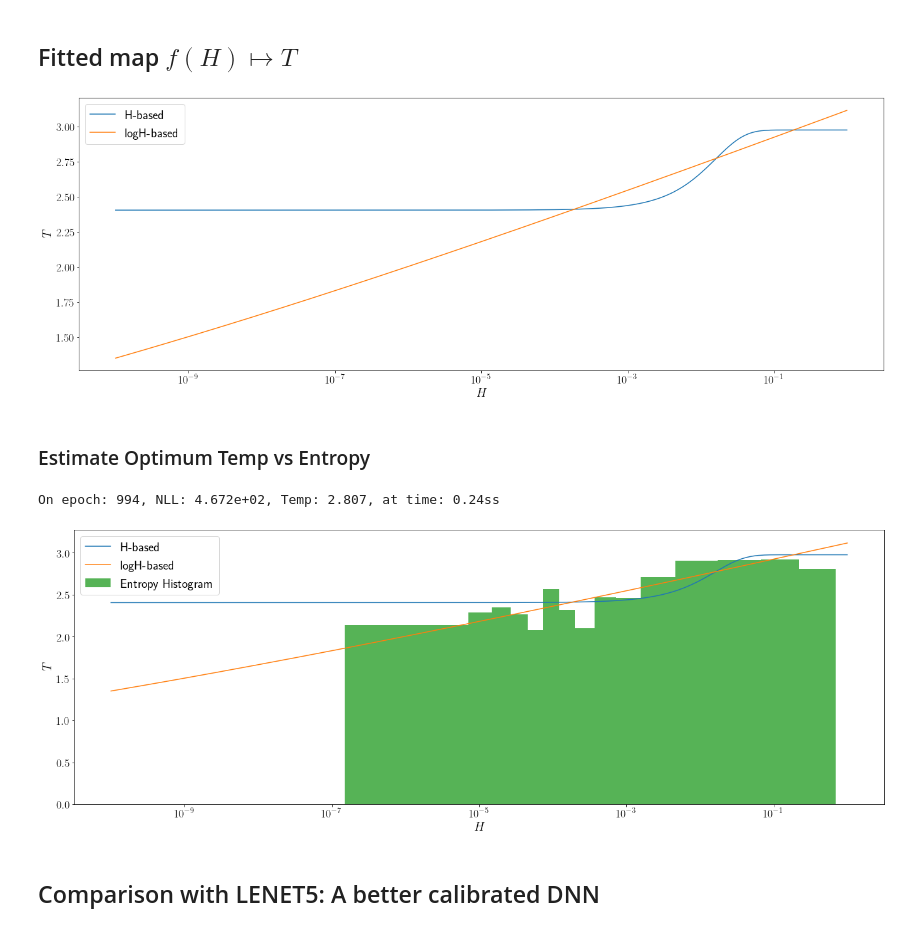
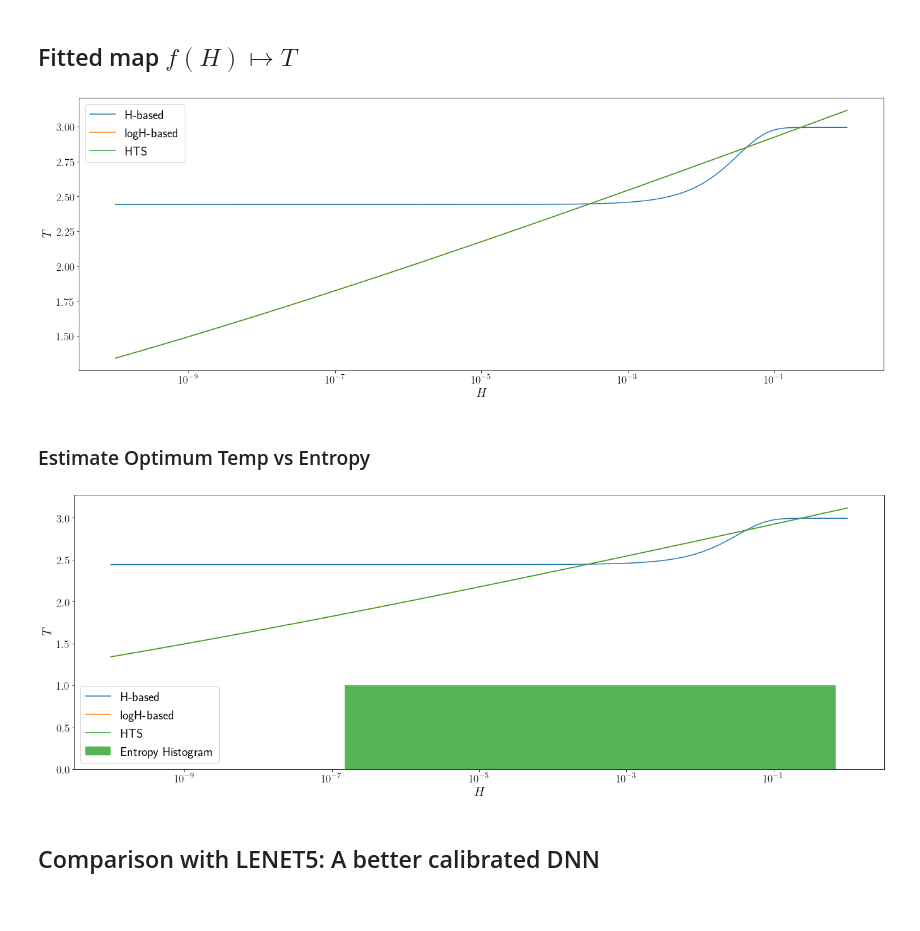
Before and after one commit to SergioAlvarezB/adaptive-tempscaling, a Jupyter notebook: code/notebooks/analysis_entropy_temperature.ipynb, the cells around one changed output. Drawn from its saved outputs; the diff is of its cells as text; code cells hidden in the pictures.

```diff
--- a/code/notebooks/analysis_entropy_temperature.ipynb
+++ b/code/notebooks/analysis_entropy_temperature.ipynb
@@ -76,4 +80,4 @@ On epoch: 9994, NLL: 2.155e+03, at time: 164.78s
 # %%
 lhaTempScaler = AdaTS(HlogbasedT(dim))
-lhaTempScaler = fitAdaTS(lhaTempScaler, Z_val, y_val, epochs=10000, batch_size=1000, lr=1e-3, v=True)
+lhaTempScaler = fitAdaTS(lhaTempScaler, Z_val, y_val, epochs=5000, batch_size=1000, lr=1e-3, v=True)
 # %% [output]
@@ -108,9 +94,6 @@ tensor([3.0706], requires_grad=True)
 # %%
 hisTS = HistTS()
 hisTS.fit(Z_val, y_val)
-# %%
-hisTSv2 = HistTSv2()
-hisTSv2.fit(Z_val, y_val)
 # %%
 print('##### Results on train set:')
 compare_results(predictions={'Uncal': softmax(Z_train, axis=1),
@@ -170,6 +151,7 @@ x_axis = np.geomspace(minH+1e-10, maxH, 250)
 # %%
 b, w, t = haTempScaler.modelT.b.item(), haTempScaler.modelT.w.item(), haTempScaler.modelT.t.item()
 lb, lw= lhaTempScaler.modelT.b.item(), lhaTempScaler.modelT.w.item()
+lhb, lhw = hts.b, hts.w
 
 def HtoT(h):
     T = (np.tanh(h * w + b) + 1) * t
@@ -178,11 +160,16 @@ def HtoT(h):
 def logHtoT(h):
     T = np.log(np.exp(np.log(h) * lw + lb) + 1)
     return T
+
+def HTS2T(h):
+    T = np.log(np.exp(np.log(h) * lhw + lhb) + 1)
+    return T
 # %%
 fig, ax = plt.subplots(figsize=(23, 8))
 
 ax.plot(x_axis, HtoT(x_axis), label='H-based')
 ax.plot(x_axis, logHtoT(x_axis), label='logH-based')
+ax.plot(x_axis, HTS2T(x_axis), label='HTS')
 ax.set_xlabel('$H$', fontsize=20)
 ax.set_ylabel('$T$', fontsize=20)
 
@@ -192,7 +179,7 @@ ax.legend(fontsize=20)
 
 plt.plot();
 # %% [output]
-[figure, old version]
+[figure, new version]
 # %% [markdown]
 ### Estimate Optimum Temp vs Entropy
 # %%
@@ -205,29 +192,28 @@ Ts = np.ones(M)
 for i, ix in enumerate(ixs):
     if any(ix):
         try:
-            ts_aux = TempScaling()
+            ts_aux = TS()
             ts_aux.fit(Z_val[ix], y_val[ix], v=True);
-            Ts[i] = ts_aux.T.detach().numpy()
+            Ts[i] = ts_aux.t
         except Exception as e:
             continue
-# %% [output]
-On epoch: 994, NLL: 4.672e+02, Temp: 2.807, at time: 0.24ss
 # %%
 fig, ax = plt.subplots(figsize=(23, 8))
 
 ax.plot(x_axis, HtoT(x_axis), label='H-based')
 ax.plot(x_axis, logHtoT(x_axis), label='logH-based')
+ax.plot(x_axis, HTS2T(x_axis), label='HTS')
 ax.bar(lims[:-1], Ts, width=lims[1:]-lims[:-1], align='edge', color='tab:green', alpha=0.8, label='Entropy Histogram')
 ax.set_xlabel('$H$', fontsize=20)
 ax.set_ylabel('$T$', fontsize=20)
 
 ax.tick_params(axis='both', labelsize=18)
 ax.set_xscale('log')
 ax.legend(fontsize=20)
 
 plt.plot();
 # %% [output]
-[figure, old version]
+[figure, new version]
 # %% [markdown]
 ## Comparison with LENET5: A better calibrated DNN
 # %%
```
Also changed, not shown: parts of 12 cells of this notebook, 8 other files.
